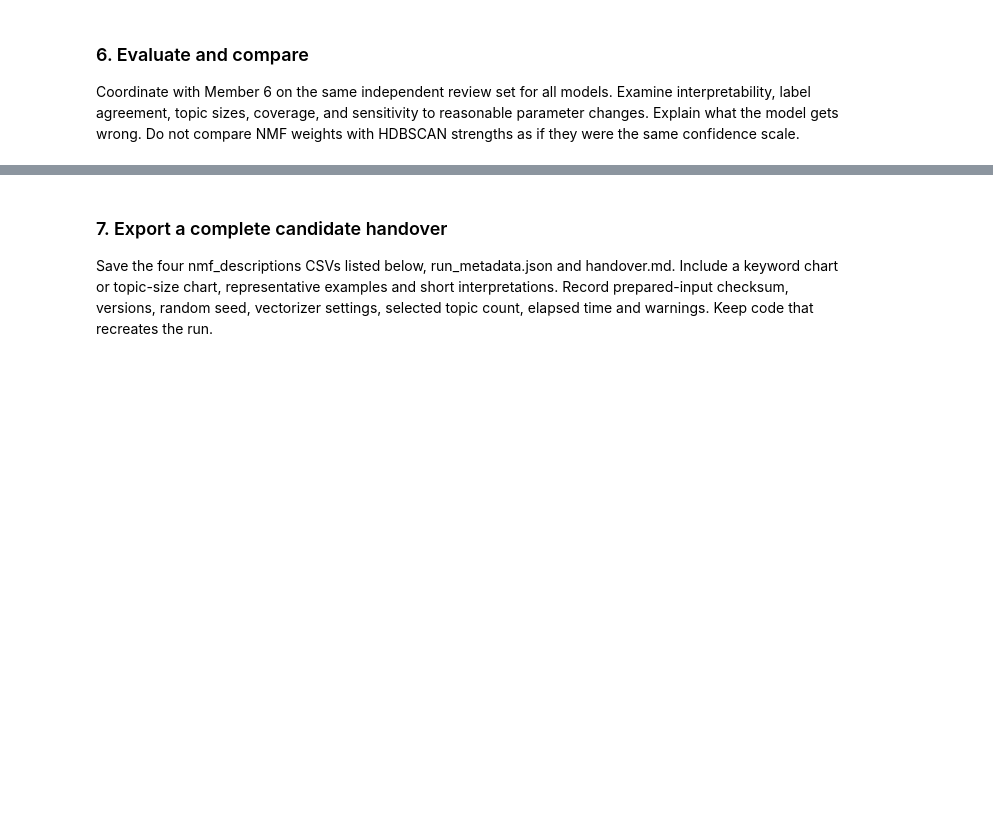
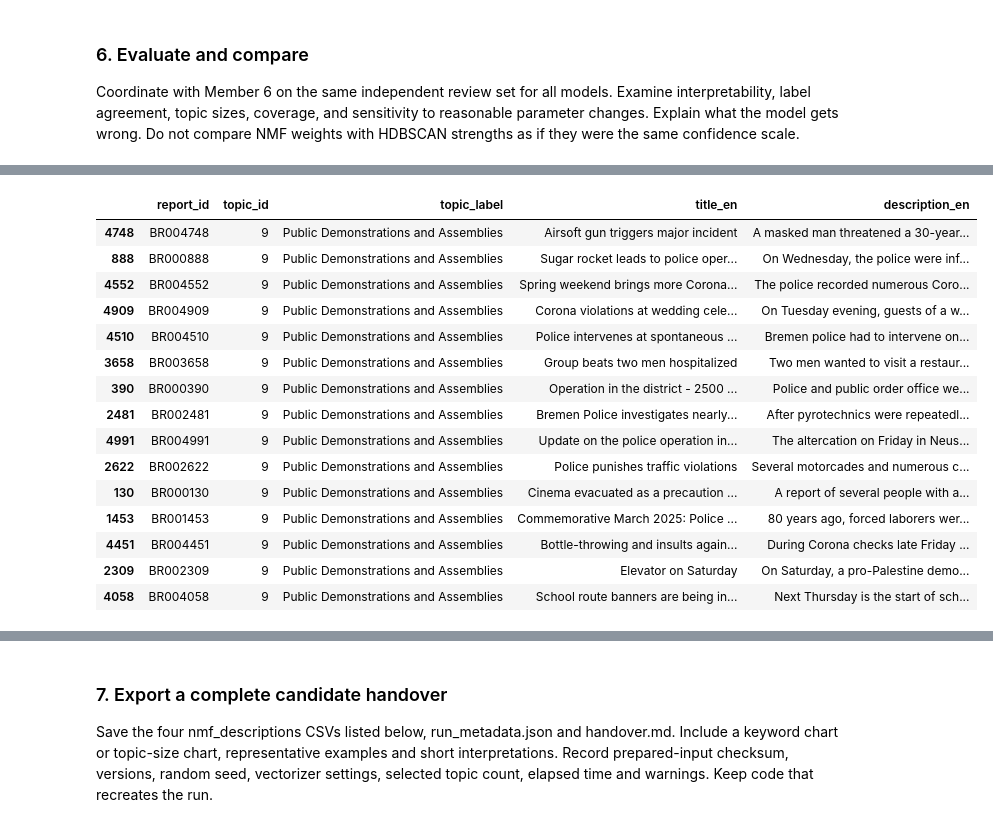
Before and after one commit to mshongwe775/bremen-crime-data-analytics, a Jupyter notebook: team_notebooks/03_description_topic_modeling.ipynb, the cells around one changed output, grey strips where cells are left out. Cells and saved outputs as stored; diff of their text form; code cells hidden in the pictures; blank space fills up the shorter version.

```diff
--- a/team_notebooks/03_description_topic_modeling.ipynb
+++ b/team_notebooks/03_description_topic_modeling.ipynb
@@ -124,0 +820,10 @@ Use model_id=nmf_descriptions. Output one row for every base report_id, includin
+# %%
+# Convert topic IDs from decimals to whole numbers
+assignments_df["topic_id"] = assignments_df["topic_id"].astype("Int64")
+
+# Verify the correction
+print("Updated topic ID data type:")
+print(assignments_df["topic_id"].dtype)
+
+print("\nFirst 10 assignments:")
+display(assignments_df.head(10))
@@ -134,0 +1307,48 @@ Coordinate with Member 6 on the same independent review set for all models. Exam
+# %%
+
+# Section 6: Identify reports for manual review
+
+import pandas as pd
+
+# Use the existing 10-topic assignments
+review_reports = review_df.copy()
+
+# Add readable topic names
+review_reports["topic_label"] = (
+    review_reports["topic_id"].map(topic_labels)
+)
+
+# Select reports from Topic 9
+topic_9_review = review_reports[
+    review_reports["topic_id"] == 9
+].copy()
+
+# Display a reproducible random sample
+topic_9_sample = topic_9_review.sample(
+    n=min(15, len(topic_9_review)),
+    random_state=42
+)
+
+display(
+    topic_9_sample[
+        ["report_id", "topic_id", "topic_label",
+         "title_en", "description_en"]
+    ]
+)
+# %% [output]
+|  | report_id | topic_id | topic_label | title_en | description_en |
+| 4748 | BR004748 | 9 | Public Demonstrations and Assemblies | Airsoft gun triggers major incident | A masked man threatened a 30-year... |
+| 888 | BR000888 | 9 | Public Demonstrations and Assemblies | Sugar rocket leads to police oper... | On Wednesday, the police were inf... |
+| 4552 | BR004552 | 9 | Public Demonstrations and Assemblies | Spring weekend brings more Corona... | The police recorded numerous Coro... |
+| 4909 | BR004909 | 9 | Public Demonstrations and Assemblies | Corona violations at wedding cele... | On Tuesday evening, guests of a w... |
+| 4510 | BR004510 | 9 | Public Demonstrations and Assemblies | Police intervenes at spontaneous ... | Bremen police had to intervene on... |
+| 3658 | BR003658 | 9 | Public Demonstrations and Assemblies | Group beats two men hospitalized | Two men wanted to visit a restaur... |
+| 390 | BR000390 | 9 | Public Demonstrations and Assemblies | Operation in the district - 2500 ... | Police and public order office we... |
+| 2481 | BR002481 | 9 | Public Demonstrations and Assemblies | Bremen Police investigates nearly... | After pyrotechnics were repeatedl... |
+| 4991 | BR004991 | 9 | Public Demonstrations and Assemblies | Update on the police operation in... | The altercation on Friday in Neus... |
+| 2622 | BR002622 | 9 | Public Demonstrations and Assemblies | Police punishes traffic violations | Several motorcades and numerous c... |
+| 130 | BR000130 | 9 | Public Demonstrations and Assemblies | Cinema evacuated as a precaution ... | A report of several people with a... |
+| 1453 | BR001453 | 9 | Public Demonstrations and Assemblies | Commemorative March 2025: Police ... | 80 years ago, forced laborers wer... |
+| 4451 | BR004451 | 9 | Public Demonstrations and Assemblies | Bottle-throwing and insults again... | During Corona checks late Friday ... |
+| 2309 | BR002309 | 9 | Public Demonstrations and Assemblies | Elevator on Saturday | On Saturday, a pro-Palestine demo... |
+| 4058 | BR004058 | 9 | Public Demonstrations and Assemblies | School route banners are being in... | Next Thursday is the start of sch... |
```
Also changed, not shown: parts of 80 cells of this notebook, 7 other files.
